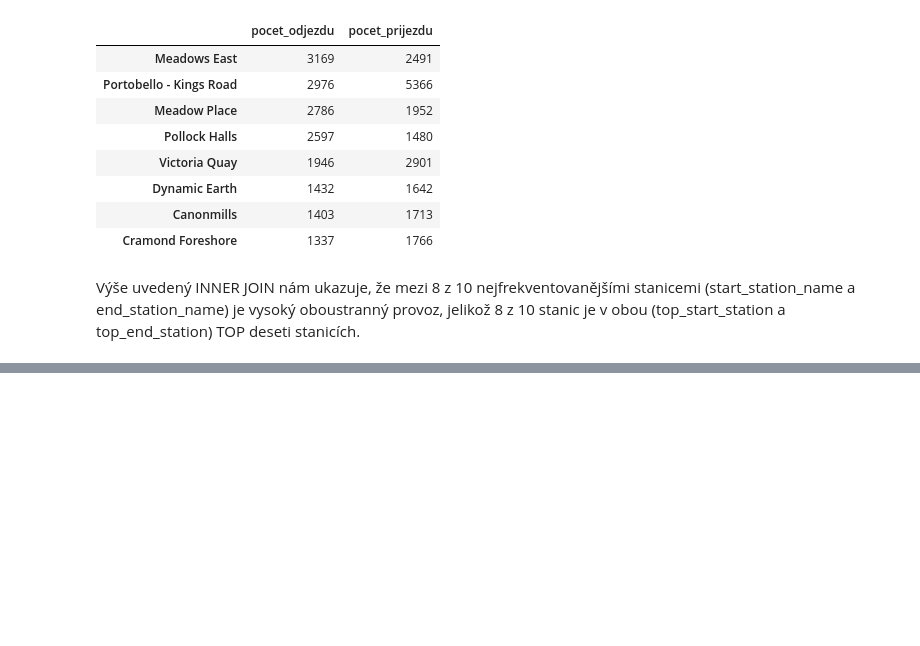
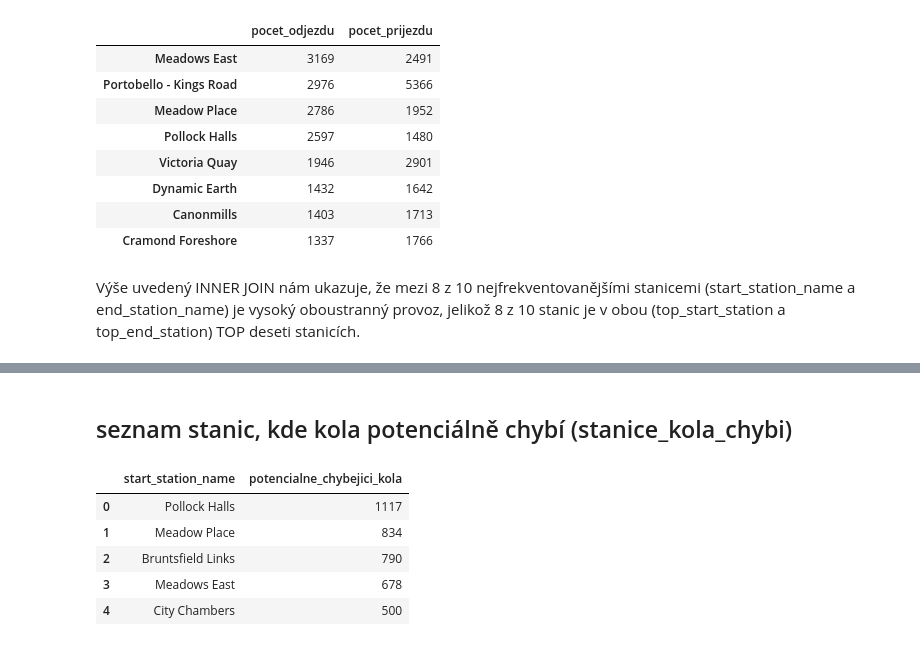
Before and after one commit to Krocan777/Python_projekt_Edinburgh, a Jupyter notebook: Python_Projekt.ipynb, the cells around one changed output, grey strips where cells are left out. Saved outputs shown, nothing was run; the diff lists cells and outputs as text; code cells hidden in the pictures; blank space fills up the shorter version.

```diff
--- a/Python_Projekt.ipynb
+++ b/Python_Projekt.ipynb
@@ -134,0 +176,18 @@ Výše uvedený INNER JOIN nám ukazuje, že mezi 8 z 10 nejfrekventovanějším
+# %% [markdown]
+## seznam stanic, kde kola potenciálně chybí (stanice_kola_chybi)
+# %%
+stanice_kola_chybi = pocet_odjezdu_prijezdu.query("diff > 0").sort_values('diff')
+stanice_kola_chybi.rename(columns={'diff': 'potencialne_chybejici_kola'}, inplace=True)
+stanice_kola_chybi.reset_index(inplace=True)
+stanice_kola_chybi.drop(columns=['pocet_odjezdu', 'pocet_prijezdu'], inplace=True)
+stanice_kola_chybi.sort_values('potencialne_chybejici_kola', ascending=False, inplace=True)
+stanice_kola_chybi.reset_index(inplace=True)
+stanice_kola_chybi.drop(columns=['index'], inplace=True)
+stanice_kola_chybi.head()
+# %% [output]
+|  | start_station_name | potencialne_chybejici_kola |
+| 0 | Pollock Halls | 1117 |
+| 1 | Meadow Place | 834 |
+| 2 | Bruntsfield Links | 790 |
+| 3 | Meadows East | 678 |
+| 4 | City Chambers | 500 |
```
Also changed, not shown: parts of 13 cells of this notebook.
